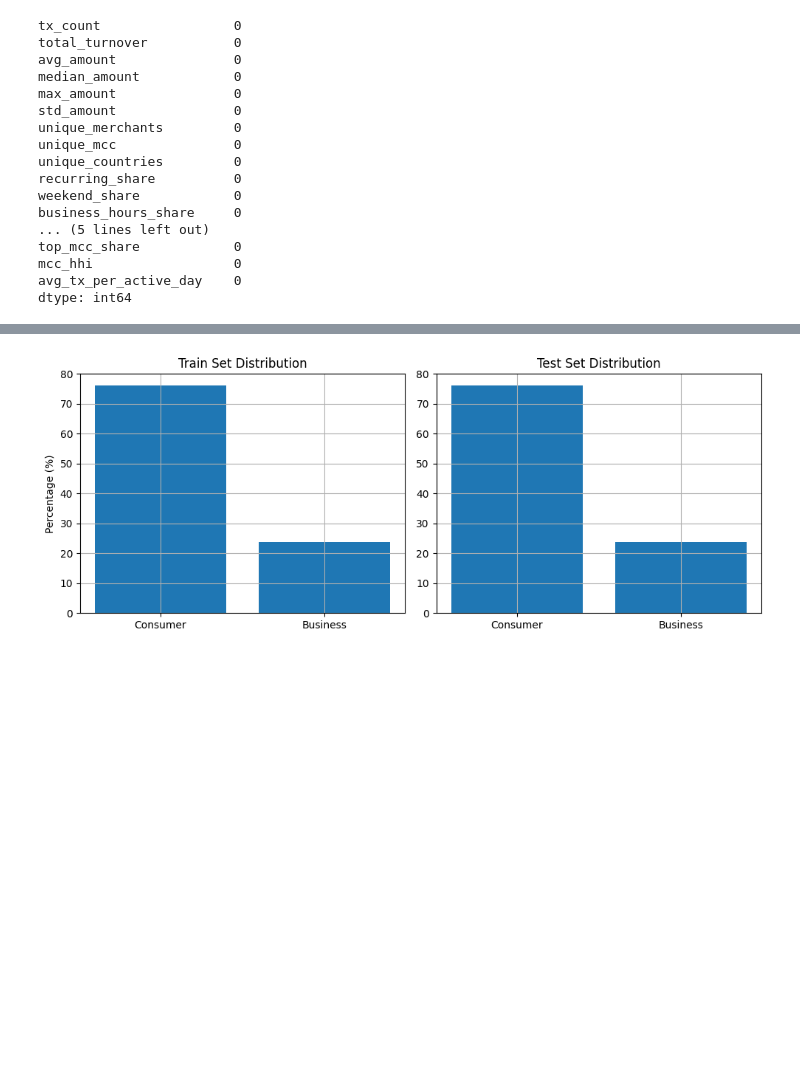
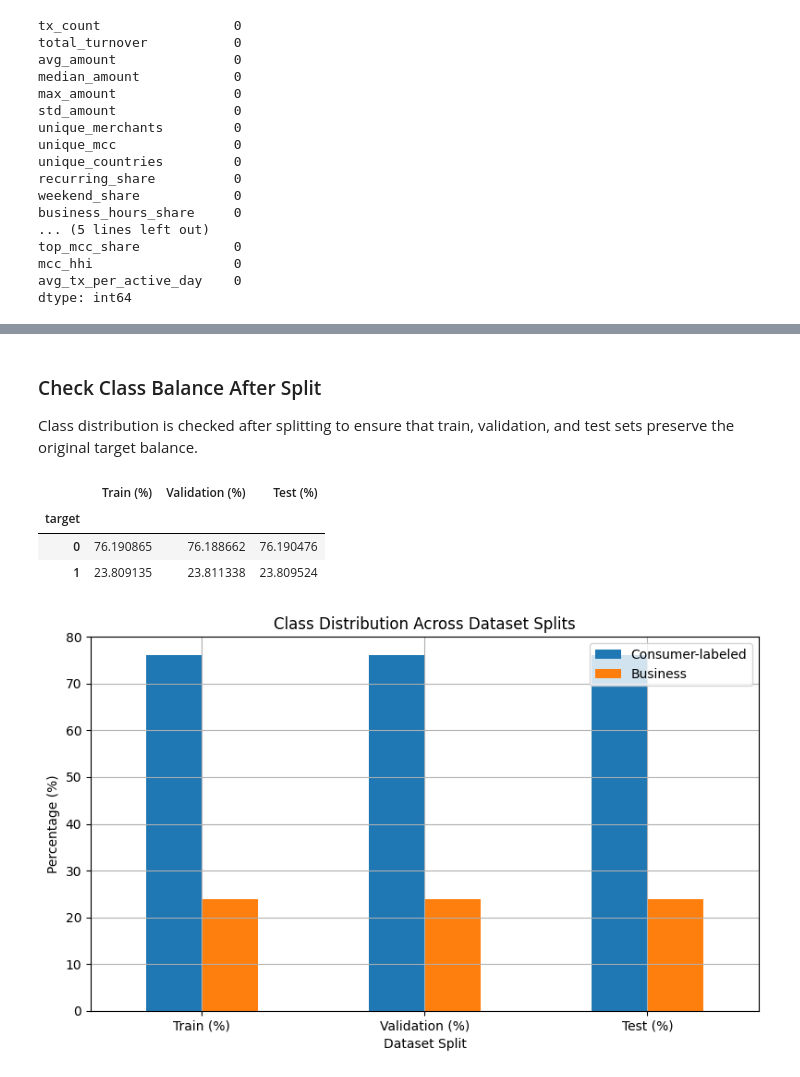
Before and after one commit to SabinaTolkynbekova/MDQ_DSProject, a Jupyter notebook: task.ipynb, the cells around one changed output, grey strips where cells are left out. Saved outputs shown, nothing was run; the diff lists cells and outputs as text; code cells hidden in the pictures; blank space fills up the shorter version.

Commit message:
modified train\test split and added card_ids, added validation set

```diff
--- a/task.ipynb
+++ b/task.ipynb
@@ -1694 +1698,3 @@ A stratified split is used to preserve the original class distribution in both s
+# %%
+card_ids = features["card_number"]
 # %%
@@ -1710,17 +1726,42 @@ Test shape: (21000, 23)
+# %% [markdown]
+### Check Class Balance After Split
+
+Class distribution is checked after splitting to ensure that train, validation, and test sets preserve the original target balance.
 # %%
-train_balance = y_train.value_counts(normalize=True) * 100
-test_balance = y_test.value_counts(normalize=True) * 100
+split_balance = pd.DataFrame({
+    "Train (%)": y_train.value_counts(normalize=True).sort_index() * 100,
+    "Validation (%)": y_val.value_counts(normalize=True).sort_index() * 100,
+    "Test (%)": y_test.value_counts(normalize=True).sort_index() * 100
+})
 
-fig, axes = plt.subplots(1, 2, figsize=(10, 4))
-
-axes[0].bar(["Consumer", "Business"], train_balance.sort_index().values)
-axes[0].set_title("Train Set Distribution")
-axes[0].set_ylabel("Percentage (%)")
-
-axes[1].bar(["Consumer", "Business"], test_balance.sort_index().values)
-axes[1].set_title("Test Set Distribution")
-
-plt.tight_layout()
-plt.show()
+split_balance
 # %% [output]
-[figure, removed]
+|  | Train (%) | Validation (%) | Test (%) |
+| target |  |  |  |
+| 0 | 76.190865 | 76.188662 | 76.190476 |
+| 1 | 23.809135 | 23.811338 | 23.809524 |
+# %%
+# visualize class balance across splits
+
+split_balance.T.plot(
+    kind="bar",
+    figsize=(8, 5)
+)
+
+plt.title("Class Distribution Across Dataset Splits")
+
+plt.xlabel("Dataset Split")
+plt.ylabel("Percentage (%)")
+
+plt.xticks(rotation=0)
+
+plt.legend([
+    "Consumer-labeled",
+    "Business"
+])
+
+plt.tight_layout()
+
+plt.show()
+# %% [output]
+[figure, added]
```
Also changed, not shown: parts of 9 cells of this notebook.
